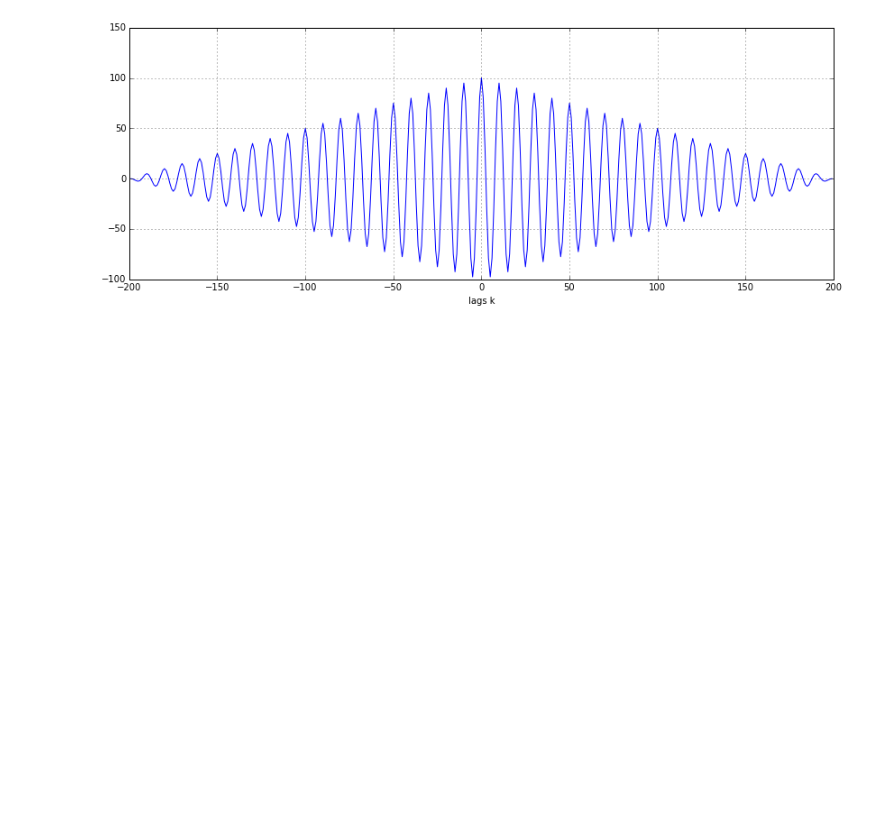
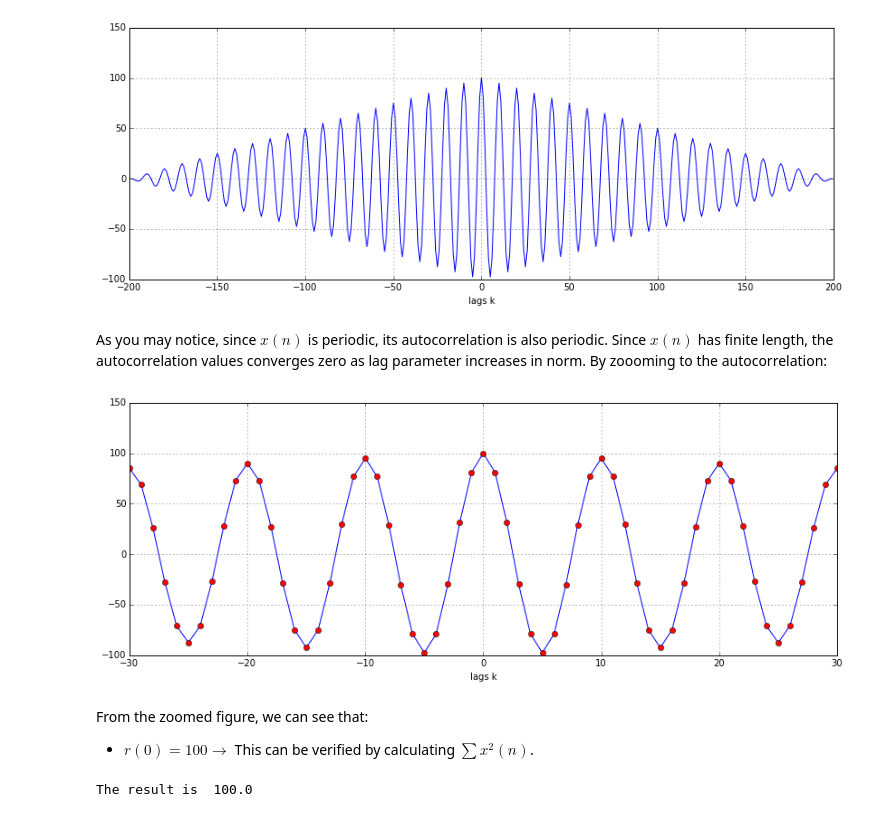
Before and after one commit to GurayGurkan/Lecture-Codes-Signal-Processing-Applications, a Jupyter notebook: EE0404_Lecture11.ipynb, the cells around one changed output. Saved outputs shown, nothing was run; the diff lists cells and outputs as text; code cells hidden in the pictures; blank space fills up the shorter version.

```diff
--- a/EE0404_Lecture11.ipynb
+++ b/EE0404_Lecture11.ipynb
@@ -359,3 +362,17 @@ xlabel('lags k')
 grid(True)
 # %% [output]
 [figure]
+# %% [markdown]
+As you may notice, since $x(n)$ is periodic, its autocorrelation is also periodic. Since $x(n)$ has finite length, the autocorrelation values converges zero as lag parameter increases in norm. By zoooming to the autocorrelation:
+# %%
+plot(k,r_); hold(True); plot(k,r_,'or'); xlabel('lags k'); grid(True); xlim([-30, 30]);
+# %% [output]
+[figure, added]
+# %% [markdown]
+From the zoomed figure, we can see that:
+
+* $r(0) = 100 \to $ This can be verified by calculating $ \sum x^2(n) $.
+# %%
+print "The result is ", sum(x*x)
+# %% [output]
+The result is  100.0
```
Also changed, not shown: parts of 23 cells of this notebook.
